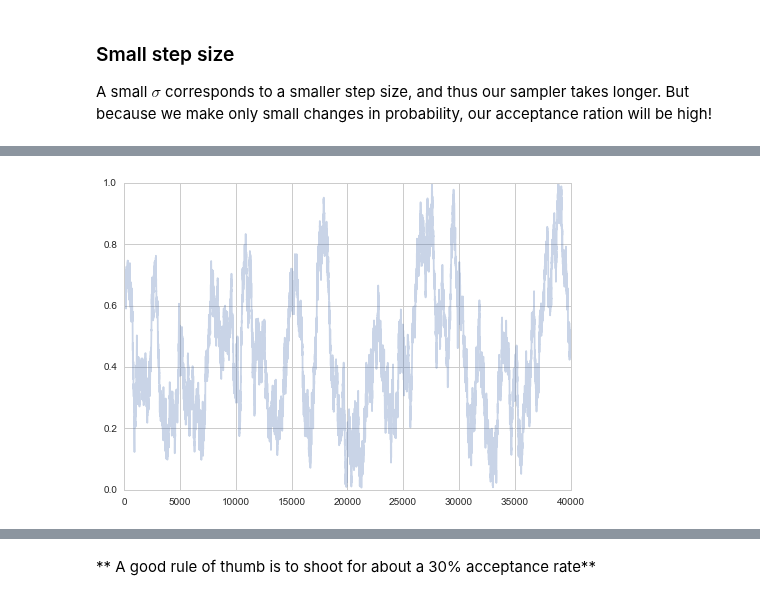
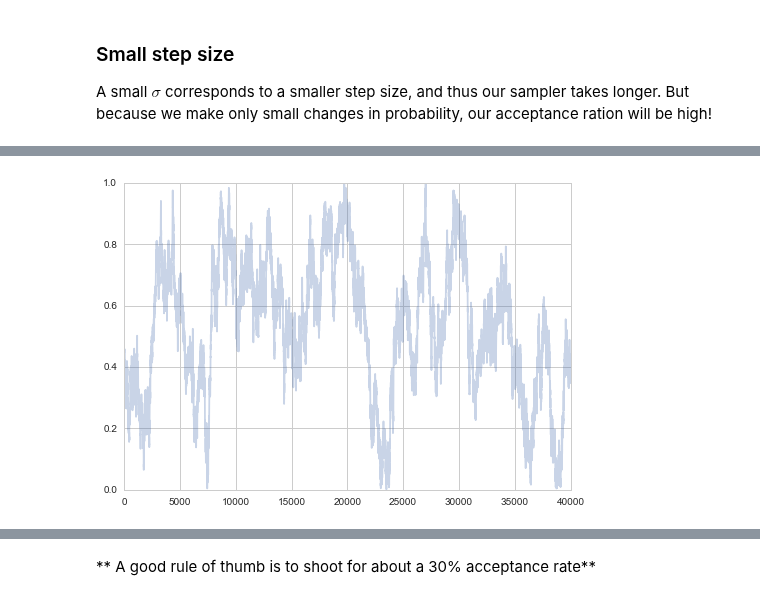
Before and after one commit to namwkim/2017, a Jupyter notebook: wiki/convergenceandcoverage.ipynb, the cells around one changed output, grey strips where cells are left out. Drawn from its saved outputs; the diff is of its cells as text; code cells hidden in the pictures.

```diff
--- a/wiki/convergenceandcoverage.ipynb
+++ b/wiki/convergenceandcoverage.ipynb
@@ -190,6 +204,6 @@ starting point was  0.6446501600998319 accepted 0.98909
 # %% [markdown]
 ![](images/smallstep.png)
 # %%
-plt.plot(samps3[:2*burnin], alpha=0.3);
+plt.plot(samps3[-2*burnin:], alpha=0.3);
 # %% [output]
-[figure, old version]
+[figure, new version]
```
Also changed, not shown: parts of 22 cells of this notebook, 21 other files.
